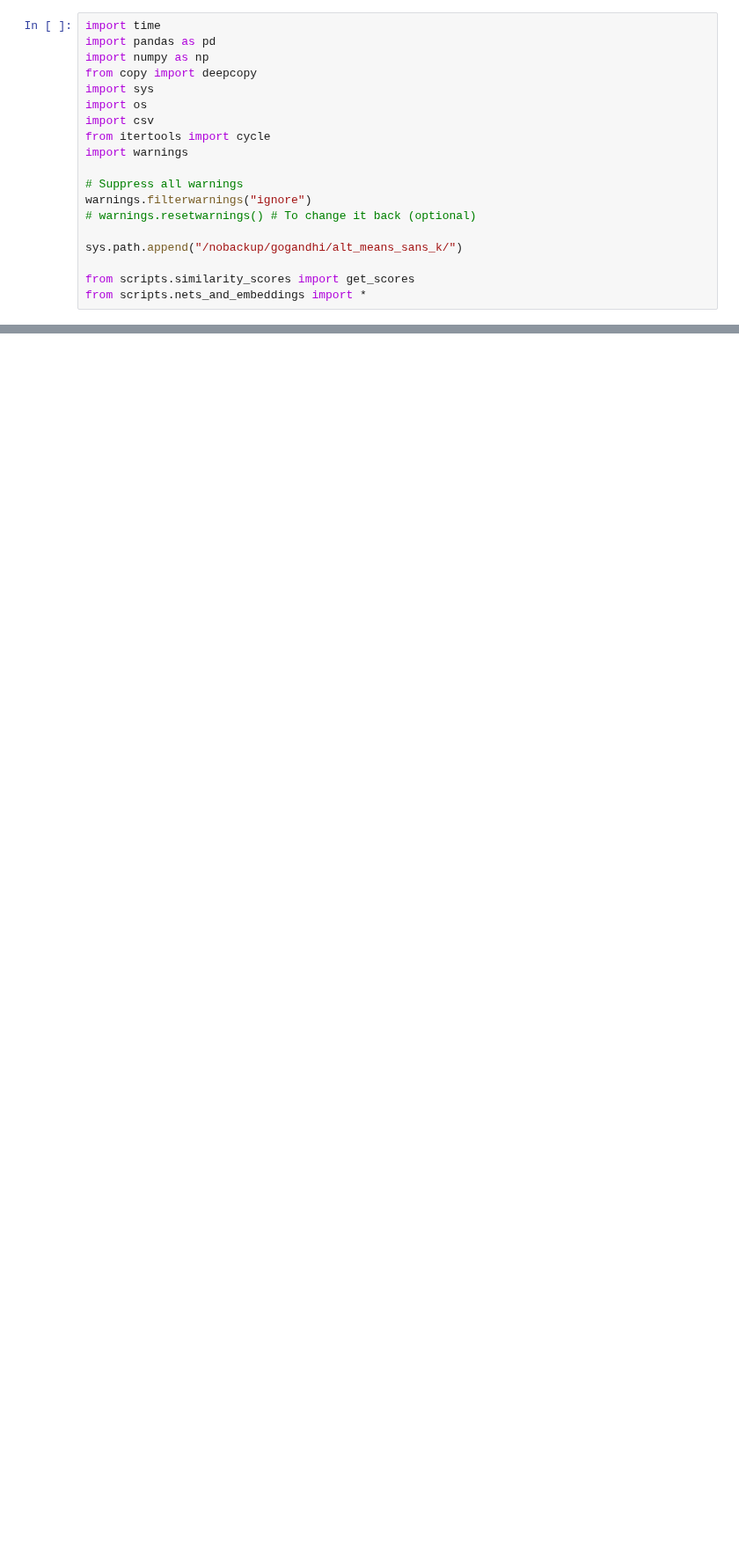
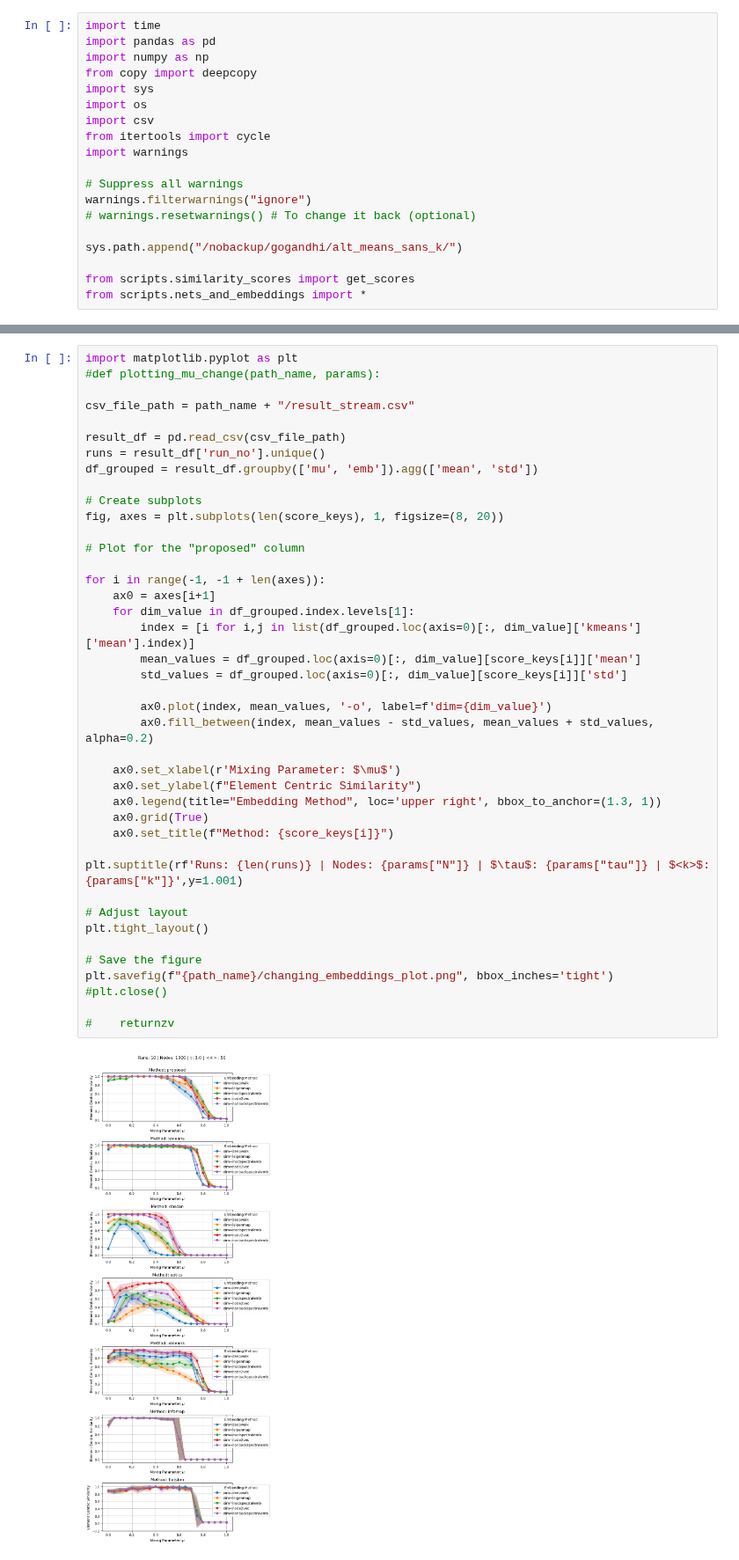
Before and after one commit to govgandhi/alt_means_sans_k, a Jupyter notebook: notebooks/20231210_varying_embeddings/Changing Embedding Methods.ipynb, the cells around one changed output, grey strips where cells are left out. Shown at 88% size. Cells and saved outputs as stored; diff of their text form; blank space fills up the shorter version.

```diff
--- a/notebooks/20231210_varying_embeddings/Changing Embedding Methods.ipynb
+++ b/notebooks/20231210_varying_embeddings/Changing Embedding Methods.ipynb
@@ -103,0 +195,43 @@ with open(csv_file_path, 'w', newline='') as csv_file:
+# %%
+import matplotlib.pyplot as plt
+#def plotting_mu_change(path_name, params):
+
+csv_file_path = path_name + "/result_stream.csv"
+
+result_df = pd.read_csv(csv_file_path)
+runs = result_df['run_no'].unique()
+df_grouped = result_df.groupby(['mu', 'emb']).agg(['mean', 'std'])
+
+# Create subplots
+fig, axes = plt.subplots(len(score_keys), 1, figsize=(8, 20))
+
+# Plot for the "proposed" column
+
+for i in range(-1, -1 + len(axes)):
+    ax0 = axes[i+1]
+    for dim_value in df_grouped.index.levels[1]:
+        index = [i for i,j in list(df_grouped.loc(axis=0)[:, dim_value]['kmeans']['mean'].index)]
+        mean_values = df_grouped.loc(axis=0)[:, dim_value][score_keys[i]]['mean']
+        std_values = df_grouped.loc(axis=0)[:, dim_value][score_keys[i]]['std']
+
+        ax0.plot(index, mean_values, '-o', label=f'dim={dim_value}')
+        ax0.fill_between(index, mean_values - std_values, mean_values + std_values, alpha=0.2)
+
+    ax0.set_xlabel(r'Mixing Parameter: $\mu$')
+    ax0.set_ylabel(f"Element Centric Similarity")
+    ax0.legend(title="Embedding Method", loc='upper right', bbox_to_anchor=(1.3, 1))
+    ax0.grid(True)
+    ax0.set_title(f"Method: {score_keys[i]}")
+
+plt.suptitle(rf'Runs: {len(runs)} | Nodes: {params["N"]} | $\tau$: {params["tau"]} | $<k>$: {params["k"]}',y=1.001)
+
+# Adjust layout
+plt.tight_layout()
+
+# Save the figure
+plt.savefig(f"{path_name}/changing_embeddings_plot.png", bbox_inches='tight')
+#plt.close()
+
+#    returnzv
+# %% [output]
+[figure, added]
```
Also changed, not shown: parts of 8 cells of this notebook, 22 other files.
